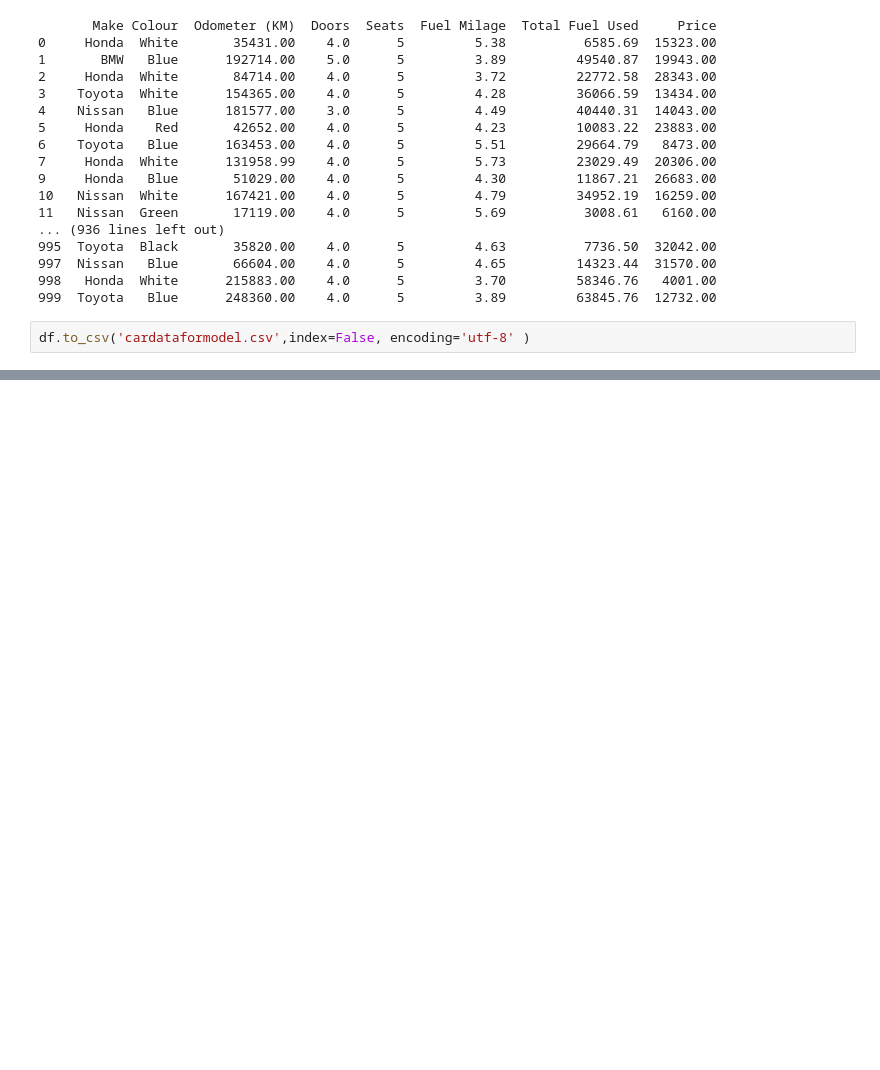
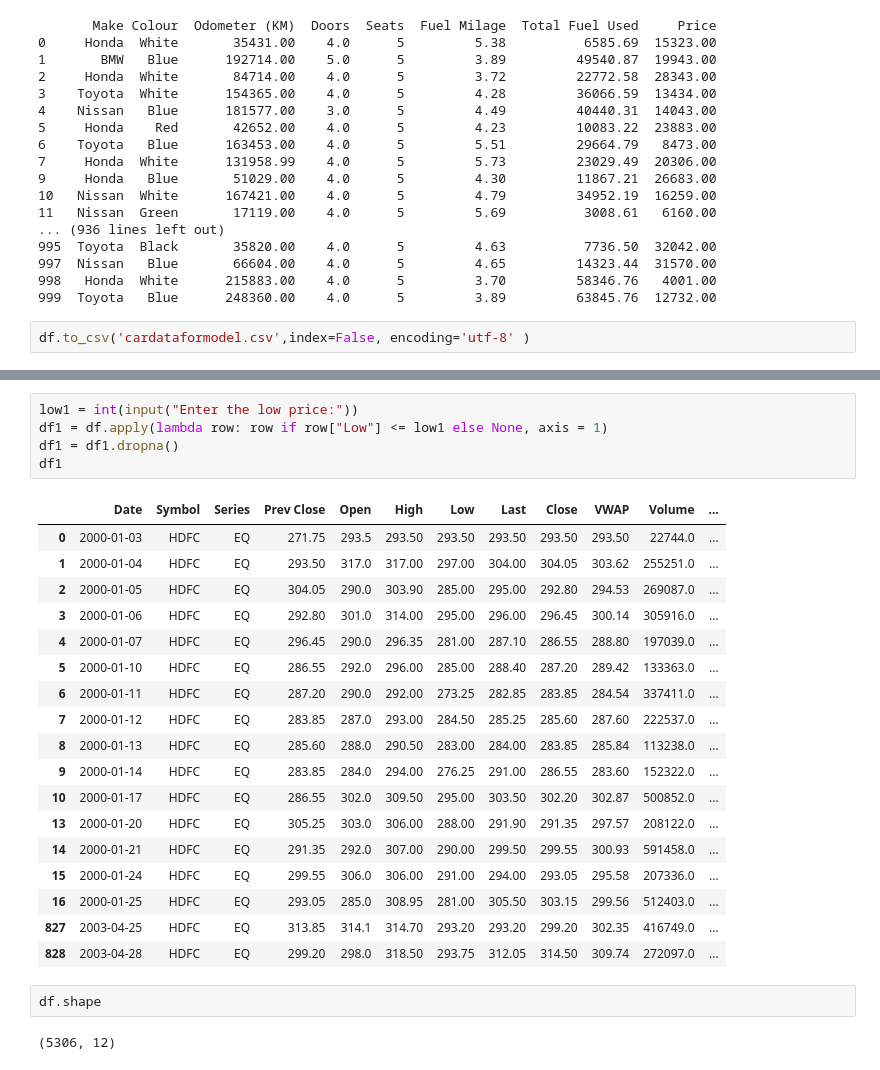
Before and after one commit to Pirate-Nirav/MachineLearning, a Jupyter notebook: pandaswithData.ipynb, the cells around one changed output, grey strips where cells are left out. Saved outputs shown, nothing was run; the diff lists cells and outputs as text; blank space fills up the shorter version.

```diff
--- a/pandaswithData.ipynb
+++ b/pandaswithData.ipynb
@@ -709,0 +825,28 @@ df.to_csv('cardataformodel.csv',index=False, encoding='utf-8' )
+# %%
+low1 = int(input("Enter the low price:"))
+df1 = df.apply(lambda row: row if row["Low"] <= low1 else None, axis = 1)
+df1 = df1.dropna()
+df1
+# %% [output]
+|  | Date | Symbol | Series | Prev Close | Open | High | Low | Last | Close | VWAP | Volume | ... |
+| 0 | 2000-01-03 | HDFC | EQ | 271.75 | 293.5 | 293.50 | 293.50 | 293.50 | 293.50 | 293.50 | 22744.0 | ... |
+| 1 | 2000-01-04 | HDFC | EQ | 293.50 | 317.0 | 317.00 | 297.00 | 304.00 | 304.05 | 303.62 | 255251.0 | ... |
+| 2 | 2000-01-05 | HDFC | EQ | 304.05 | 290.0 | 303.90 | 285.00 | 295.00 | 292.80 | 294.53 | 269087.0 | ... |
+| 3 | 2000-01-06 | HDFC | EQ | 292.80 | 301.0 | 314.00 | 295.00 | 296.00 | 296.45 | 300.14 | 305916.0 | ... |
+| 4 | 2000-01-07 | HDFC | EQ | 296.45 | 290.0 | 296.35 | 281.00 | 287.10 | 286.55 | 288.80 | 197039.0 | ... |
+| 5 | 2000-01-10 | HDFC | EQ | 286.55 | 292.0 | 296.00 | 285.00 | 288.40 | 287.20 | 289.42 | 133363.0 | ... |
+| 6 | 2000-01-11 | HDFC | EQ | 287.20 | 290.0 | 292.00 | 273.25 | 282.85 | 283.85 | 284.54 | 337411.0 | ... |
+| 7 | 2000-01-12 | HDFC | EQ | 283.85 | 287.0 | 293.00 | 284.50 | 285.25 | 285.60 | 287.60 | 222537.0 | ... |
+| 8 | 2000-01-13 | HDFC | EQ | 285.60 | 288.0 | 290.50 | 283.00 | 284.00 | 283.85 | 285.84 | 113238.0 | ... |
+| 9 | 2000-01-14 | HDFC | EQ | 283.85 | 284.0 | 294.00 | 276.25 | 291.00 | 286.55 | 283.60 | 152322.0 | ... |
+| 10 | 2000-01-17 | HDFC | EQ | 286.55 | 302.0 | 309.50 | 295.00 | 303.50 | 302.20 | 302.87 | 500852.0 | ... |
+| 13 | 2000-01-20 | HDFC | EQ | 305.25 | 303.0 | 306.00 | 288.00 | 291.90 | 291.35 | 297.57 | 208122.0 | ... |
+| 14 | 2000-01-21 | HDFC | EQ | 291.35 | 292.0 | 307.00 | 290.00 | 299.50 | 299.55 | 300.93 | 591458.0 | ... |
+| 15 | 2000-01-24 | HDFC | EQ | 299.55 | 306.0 | 306.00 | 291.00 | 294.00 | 293.05 | 295.58 | 207336.0 | ... |
+| 16 | 2000-01-25 | HDFC | EQ | 293.05 | 285.0 | 308.95 | 281.00 | 305.50 | 303.15 | 299.56 | 512403.0 | ... |
+| 827 | 2003-04-25 | HDFC | EQ | 313.85 | 314.1 | 314.70 | 293.20 | 293.20 | 299.20 | 302.35 | 416749.0 | ... |
+| 828 | 2003-04-28 | HDFC | EQ | 299.20 | 298.0 | 318.50 | 293.75 | 312.05 | 314.50 | 309.74 | 272097.0 | ... |
+# %%
+df.shape
+# %% [output]
+(5306, 12)
```
Also changed, not shown: parts of 16 cells of this notebook, 1 other file.
